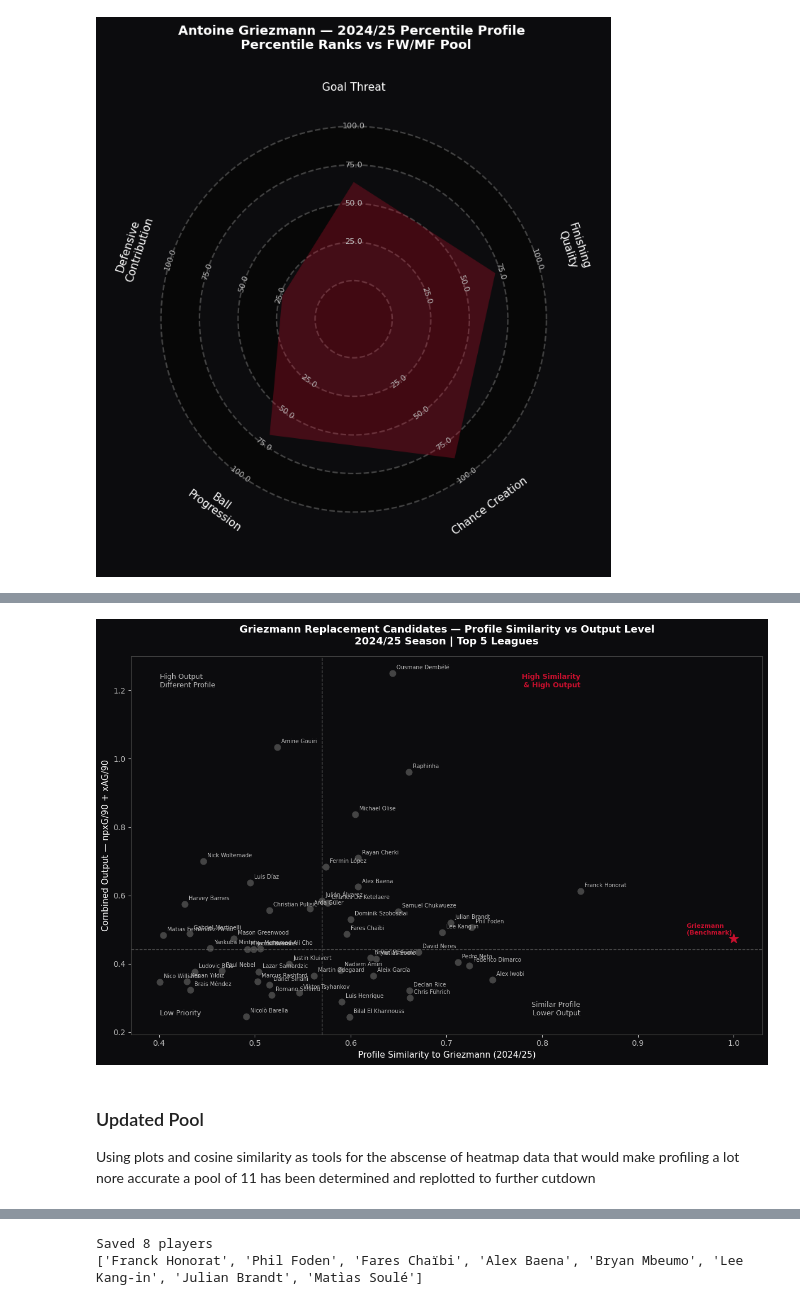
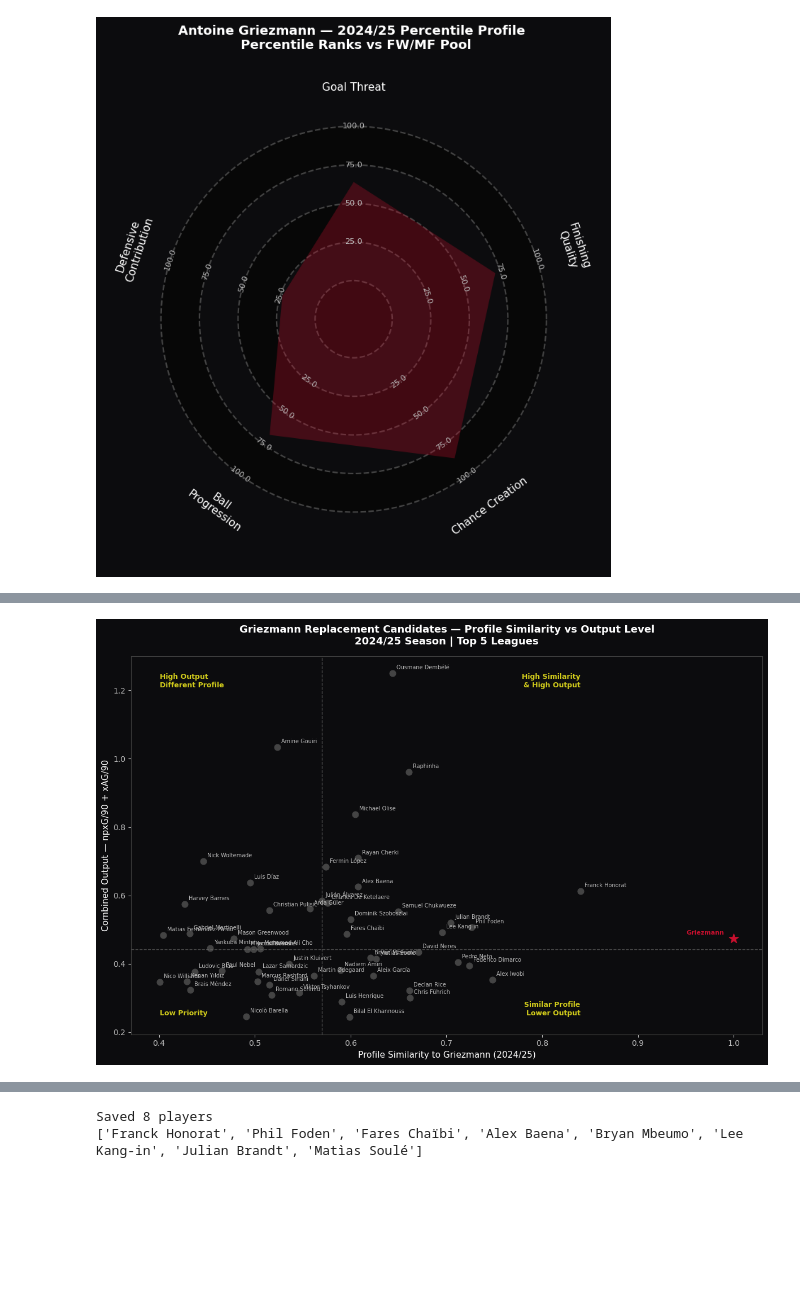
Before and after one commit to Hugoortega1025/atletico-griezmann-replacement-analysis, a Jupyter notebook: griezmann_profile.ipynb, the cells around one changed output, grey strips where cells are left out. Drawn from its saved outputs; the diff is of its cells as text; code cells hidden in the pictures; blank space fills up the shorter version.

```diff
--- a/griezmann_profile.ipynb
+++ b/griezmann_profile.ipynb
@@ -437,10 +475,13 @@ overlap_2425 = overlap_2425.rename(columns={'similarity': 'similarity_2425'})
 overlap_2526 = overlap_2526.rename(columns={'similarity': 'similarity_2526'})
 
 overlap_final = overlap_2425.merge(overlap_2526, on='Player')
-overlap_final = overlap_final.sort_values('similarity_2425', ascending=False)
+overlap_final['similarity_avg'] = (overlap_final['similarity_2425'] + overlap_final['similarity_2526']) / 2
+overlap_final = overlap_final.sort_values('similarity_avg', ascending=False)
 
 print(f"Players in top 150 of both seasons: {len(overlap_final)}\n")
-print(overlap_final[['Player', 'Squad', 'Comp', 'Pos', 'Age', 'Min', 'similarity_2425', 'similarity_2526']].to_string())
+print(overlap_final[['Player', 'Squad', 'Pos', 'Age', 'Min', 'similarity_2425', 'similarity_2526', 'similarity_avg']].to_string())
+
+overlap_final.to_csv("griezmann_similarity_overlap_candidates.csv", index=False)
 # %% [output]
 Players in top 150 of both seasons: 53
 
@@ -760,19 +786,20 @@ scatter2_df = overlap_final[['Player', 'Squad', 'Comp', 'Age', 'similarity_avg']
 perf_df = candidates_2425_p90[['Player', 'npxG/90', 'xAG/90']].copy()
 perf_df = perf_df.sort_values('npxG/90', ascending=False).drop_duplicates(subset='Player', keep='first')
 
-# Combined performance score
-perf_df['performance'] = perf_df['npxG/90'] + perf_df['xAG/90']
+# Expected Goal Contributions per 90 (Performance Metric)
+perf_df['Expected GoalInvolvement/90'] = perf_df['npxG/90'] + perf_df['xAG/90']
 
 # Merge
-scatter2_df = scatter2_df.merge(perf_df[['Player', 'performance']], on='Player', how='left')
+scatter2_df = scatter2_df.merge(perf_df[['Player', 'Expected GoalInvolvement/90']], on='Player', how='left')
 scatter2_df = scatter2_df.dropna()
 
 print(f"Players: {scatter2_df.shape[0]}")
-print(scatter2_df.sort_values('performance', ascending=False).head(10)[['Player', 'similarity_avg', 'performance']].to_string())
+print(scatter2_df.sort_values('Expected GoalInvolvement/90', ascending=False).head(10)[['Player', 'similarity_avg', 'Expected GoalInvolvement/90']].to_string())
 
 griez_performance = griez_per90_2425['npxG/90'].values[0] + griez_per90_2425['xAG/90'].values[0]
-griez_similarity = 1.0  # He's the benchmark so similarity to himself is perfect
+griez_similarity = 1.0
 
+print()
 print(f"Griezmann performance score: {griez_performance:.3f}")
 print(f"npxG/90: {griez_per90_2425['npxG/90'].values[0]:.3f}")
 print(f"xAG/90: {griez_per90_2425['xAG/90'].values[0]:.3f}")
@@ -799,61 +827,58 @@ ax.set_facecolor('#0c0c0e')
 
 # Median lines from candidate pool
 x_med = scatter2_df['similarity_avg'].median()
-y_med = scatter2_df['performance'].median()
+y_med = scatter2_df['Expected GoalInvolvement/90'].median()
 
 # Plot all 53 candidates
-ax.scatter(scatter2_df['similarity_avg'], scatter2_df['performance'],
+ax.scatter(scatter2_df['similarity_avg'], scatter2_df['Expected GoalInvolvement/90'],
            color='#444444', s=60, zorder=2)
 
 # Label each player
 for _, row in scatter2_df.iterrows():
     ax.annotate(row['Player'],
-                (row['similarity_avg'], row['performance']),
+                (row['similarity_avg'], row['Expected GoalInvolvement/90']),
                 fontsize=7, color='#BCBCBC',
                 xytext=(5, 5), textcoords='offset points')
 
-# Plot Griezmann as reference
+# Plot Griezmann
 ax.scatter(1.0, griez_performance,
            color='#c8102e', s=150, zorder=4, marker='*')
-ax.annotate('Griezmann\n(Benchmark)',
+ax.annotate('Griezmann',
             (1.0, griez_performance),
             fontsize=8, color='#c8102e', fontweight='bold',
             xytext=(-60, 5), textcoords='offset points')
 
 # Quadrant lines
 ax.axvline(x=x_med, color='#666666', linestyle='--', linewidth=1, alpha=0.7)
 ax.axhline(y=y_med, color='#666666', linestyle='--', linewidth=1, alpha=0.7)
 
 # Quadrant labels
-ax.text(scatter2_df['similarity_avg'].max(), scatter2_df['performance'].max(),
-        'High Similarity\n& High Output', fontsize=9, color='#c8102e',
+ax.text(scatter2_df['similarity_avg'].max(), scatter2_df['Expected GoalInvolvement/90'].max(),
+        'High Similarity\n& High Output', fontsize=9, color='#d2cc1c',
         ha='right', va='top', fontweight='bold')
-ax.text(scatter2_df['similarity_avg'].min(), scatter2_df['performance'].max(),
-        'High Output\nDifferent Profile', fontsize=9, color='#BCBCBC',
-        ha='left', va='top')
-ax.text(scatter2_df['similarity_avg'].max(), scatter2_df['performance'].min(),
-        'Similar Profile\nLower Output', fontsize=9, color='#BCBCBC',
-        ha='right', va='bottom')
-ax.text(scatter2_df['similarity_avg'].min(), scatter2_df['performance'].min(),
-        'Low Priority', fontsize=9, color='#BCBCBC',
-        ha='left', va='bottom')
+ax.text(scatter2_df['similarity_avg'].min(), scatter2_df['Expected GoalInvolvement/90'].max(),
+        'High Output\nDifferent Profile', fontsize=9, color='#d2cc1c',
+        ha='left', va='top', fontweight='bold')
+ax.text(scatter2_df['similarity_avg'].max(), scatter2_df['Expected GoalInvolvement/90'].min(),
+        'Similar Profile\nLower Output', fontsize=9, color='#d2cc1c',
+        ha='right', va='bottom', fontweight='bold')
+ax.text(scatter2_df['similarity_avg'].min(), scatter2_df['Expected GoalInvolvement/90'].min(),
+        'Low Priority', fontsize=9, color='#d2cc1c',
+        ha='left', va='bottom', fontweight='bold')
 
 ax.set_xlabel('Profile Similarity to Griezmann (2024/25)', color='white', fontsize=11)
 ax.set_ylabel('Combined Output — npxG/90 + xAG/90', color='white', fontsize=11)
 ax.set_title('Griezmann Replacement Candidates — Profile Similarity vs Output Level\n2024/25 Season | Top 5 Leagues',
              fontsize=13, fontweight='bold', color='white', pad=15)
 
 ax.tick_params(colors='#BCBCBC')
 ax.spines['bottom'].set_color('#444444')
 ax.spines['top'].set_color('#444444')
 ax.spines['left'].set_color('#444444')
 ax.spines['right'].set_color('#444444')
 
 plt.tight_layout()
 plt.savefig('scatter_similarity_output.png', dpi=150, bbox_inches='tight', facecolor='#0c0c0e')
 plt.show()
 # %% [output]
-[figure, old version]
+[figure, new version]
-# %% [markdown]
-### Updated Pool
-Using plots and cosine similarity as tools for the abscense of heatmap data that would make profiling a lot nore accurate a pool of 11 has been determined and replotted to further cutdown
```
Also changed, not shown: parts of 27 cells of this notebook, 1 other file.
